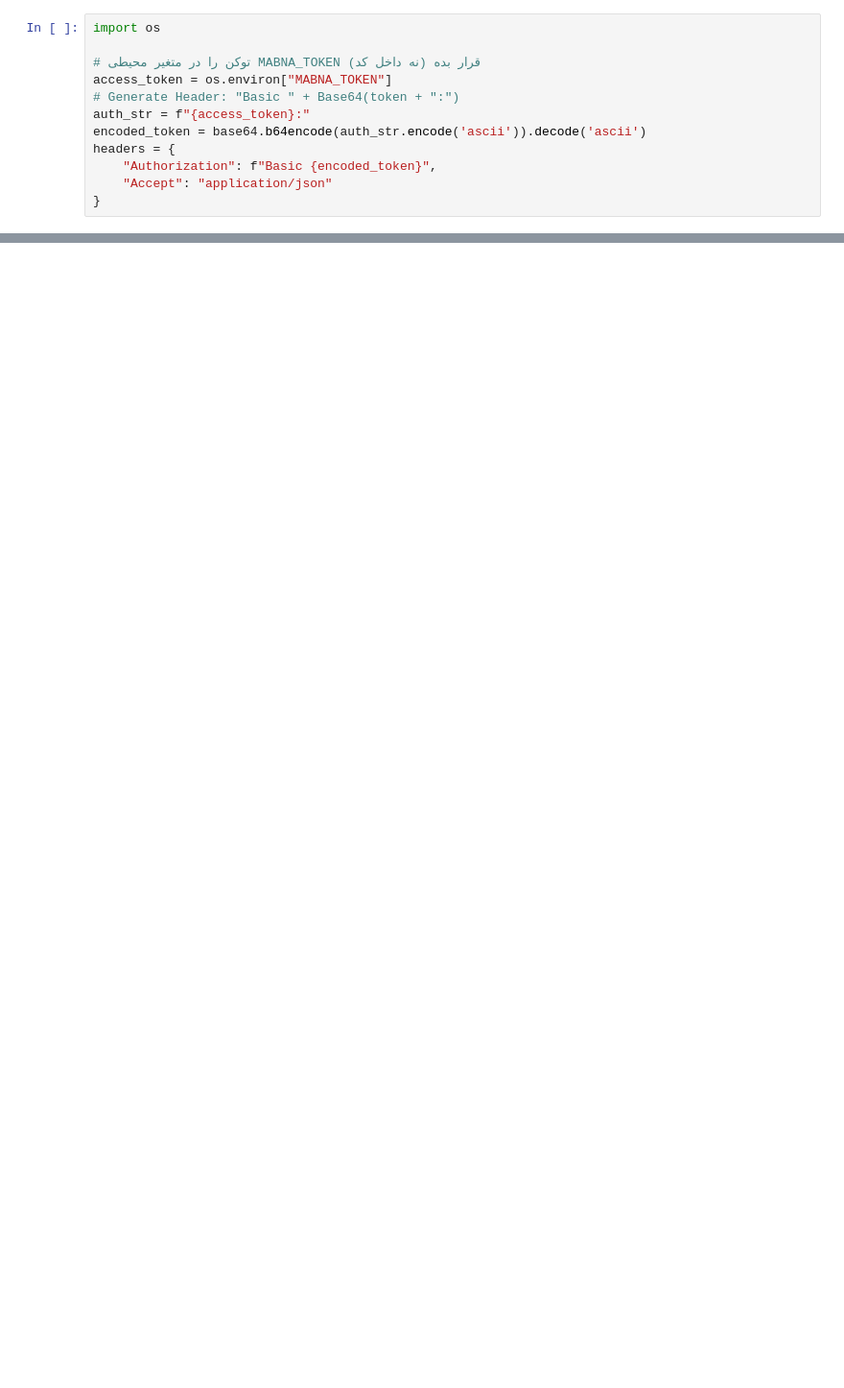
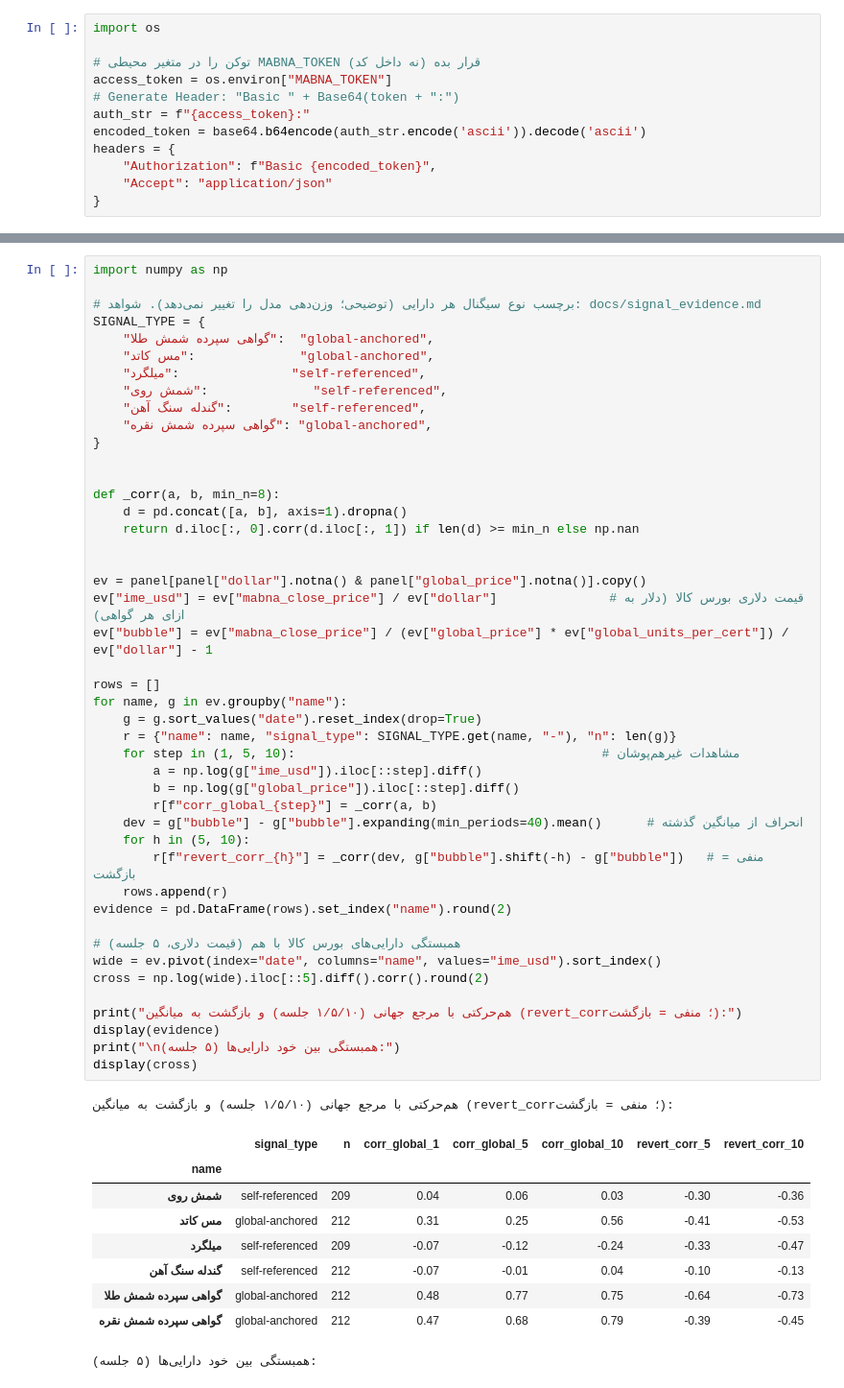
Before and after one commit to HoseinAhmadi97/kala-portfolio, a Jupyter notebook: main.ipynb, the cells around one changed output, grey strips where cells are left out. Shown at 96% size. Cells and saved outputs as stored; diff of their text form; blank space fills up the shorter version.

Commit message:
Notebook: read token from MABNA_TOKEN, add SHFE/SGX sources, signal evidence and sanity checks
Co-Authored-By: Claude Sonnet 5.5 <noreply@anthropic.com>

```diff
--- a/main.ipynb
+++ b/main.ipynb
@@ -132,0 +795,56 @@ retrative_read_data(url = "https://v1.db.api.mabnadp.com/exchange/intradaytrades
+# %%
+import numpy as np
+
+# برچسب نوع سیگنال هر دارایی (توضیحی؛ وزن‌دهی مدل را تغییر نمی‌دهد). شواهد: docs/signal_evidence.md
+SIGNAL_TYPE = {
+    "گواهی سپرده شمش طلا":  "global-anchored",
+    "مس کاتد":              "global-anchored",
+    "میلگرد":               "self-referenced",
+    "شمش روی":              "self-referenced",
+    "گندله سنگ آهن":        "self-referenced",
+    "گواهی سپرده شمش نقره": "global-anchored",
+}
+
+
+def _corr(a, b, min_n=8):
+    d = pd.concat([a, b], axis=1).dropna()
+    return d.iloc[:, 0].corr(d.iloc[:, 1]) if len(d) >= min_n else np.nan
+
+
+ev = panel[panel["dollar"].notna() & panel["global_price"].notna()].copy()
+ev["ime_usd"] = ev["mabna_close_price"] / ev["dollar"]               # قیمت دلاری بورس کالا (دلار به ازای هر گواهی)
+ev["bubble"] = ev["mabna_close_price"] / (ev["global_price"] * ev["global_units_per_cert"]) / ev["dollar"] - 1
+
+rows = []
+for name, g in ev.groupby("name"):
+    g = g.sort_values("date").reset_index(drop=True)
+    r = {"name": name, "signal_type": SIGNAL_TYPE.get(name, "-"), "n": len(g)}
+    for step in (1, 5, 10):                                         # مشاهدات غیرهم‌پوشان
+        a = np.log(g["ime_usd"]).iloc[::step].diff()
+        b = np.log(g["global_price"]).iloc[::step].diff()
+        r[f"corr_global_{step}"] = _corr(a, b)
+    dev = g["bubble"] - g["bubble"].expanding(min_periods=40).mean()      # انحراف از میانگین گذشته
+    for h in (5, 10):
+        r[f"revert_corr_{h}"] = _corr(dev, g["bubble"].shift(-h) - g["bubble"])   # منفی = بازگشت
+    rows.append(r)
+evidence = pd.DataFrame(rows).set_index("name").round(2)
+
+# همبستگی دارایی‌های بورس کالا با هم (قیمت دلاری، ۵ جلسه)
+wide = ev.pivot(index="date", columns="name", values="ime_usd").sort_index()
+cross = np.log(wide).iloc[::5].diff().corr().round(2)
+
+print("هم‌حرکتی با مرجع جهانی (۱/۵/۱۰ جلسه) و بازگشت به میانگین (revert_corr؛ منفی = بازگشت):")
+display(evidence)
+print("\nهمبستگی بین خود دارایی‌ها (۵ جلسه):")
+display(cross)
+# %% [output]
+هم‌حرکتی با مرجع جهانی (۱/۵/۱۰ جلسه) و بازگشت به میانگین (revert_corr؛ منفی = بازگشت):
+|  | signal_type | n | corr_global_1 | corr_global_5 | corr_global_10 | revert_corr_5 | revert_corr_10 |
+| name |  |  |  |  |  |  |  |
+| شمش روی | self-referenced | 209 | 0.04 | 0.06 | 0.03 | -0.30 | -0.36 |
+| مس کاتد | global-anchored | 212 | 0.31 | 0.25 | 0.56 | -0.41 | -0.53 |
+| میلگرد | self-referenced | 209 | -0.07 | -0.12 | -0.24 | -0.33 | -0.47 |
+| گندله سنگ آهن | self-referenced | 212 | -0.07 | -0.01 | 0.04 | -0.10 | -0.13 |
+| گواهی سپرده شمش طلا | global-anchored | 212 | 0.48 | 0.77 | 0.75 | -0.64 | -0.73 |
+| گواهی سپرده شمش نقره | global-anchored | 212 | 0.47 | 0.68 | 0.79 | -0.39 | -0.45 |
+همبستگی بین خود دارایی‌ها (۵ جلسه):
```
Also changed, not shown: parts of 19 cells of this notebook.
